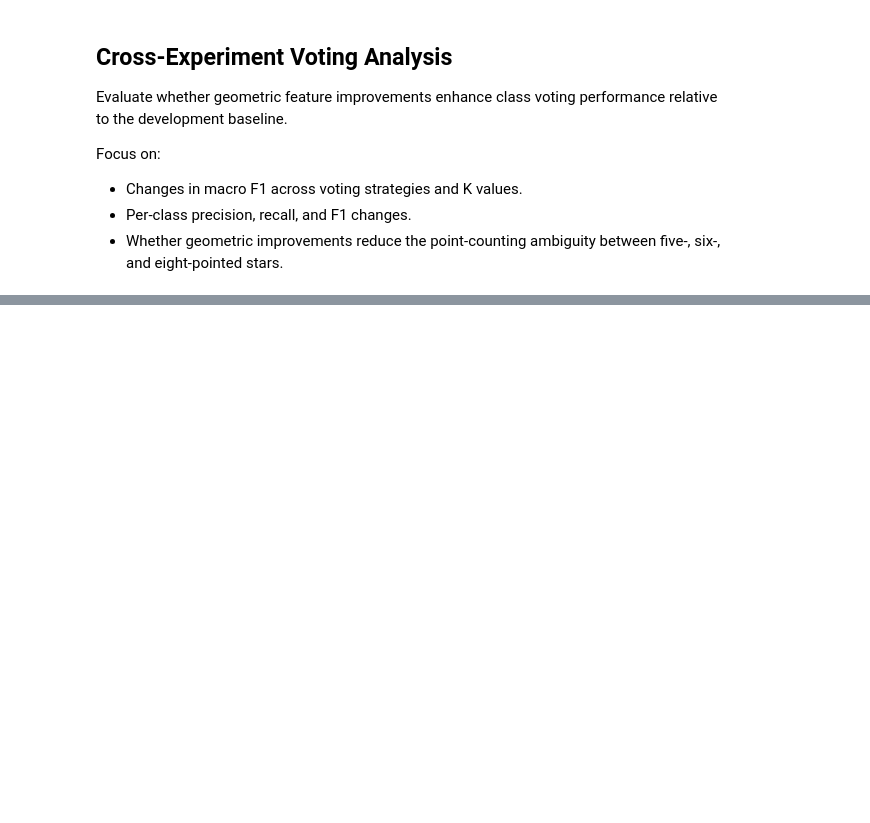
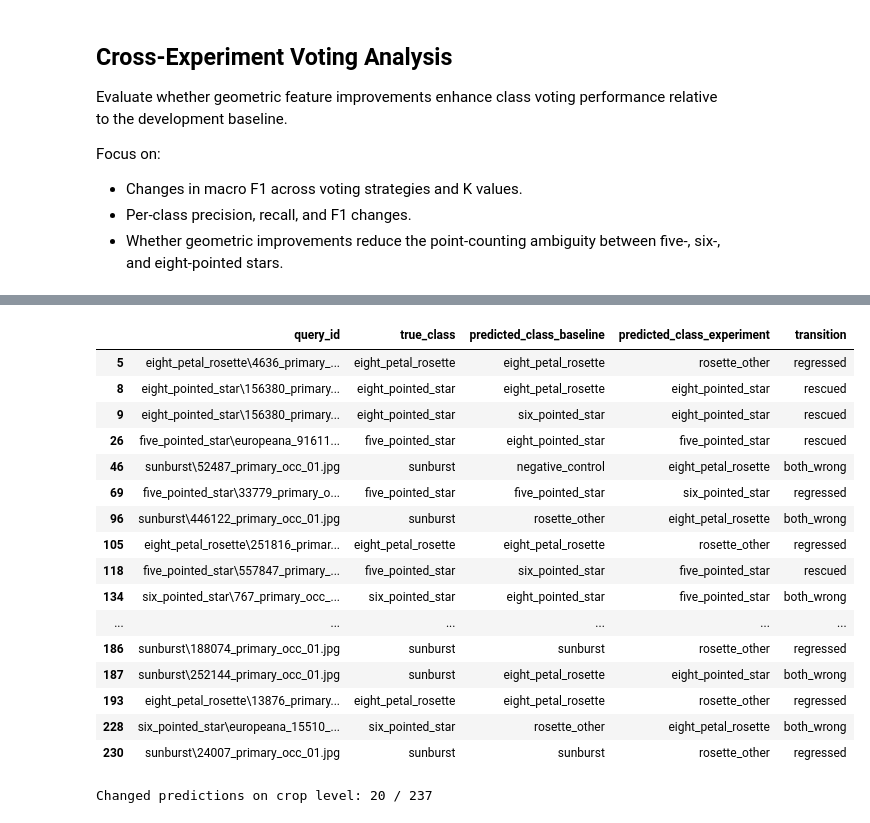
Before and after one commit to AetherMarina/symbolic-detective, a Jupyter notebook: notebooks/v0.2_class_voting_analysis.ipynb, the cells around one changed output, grey strips where cells are left out. Saved outputs shown, nothing was run; the diff lists cells and outputs as text; code cells hidden in the pictures; blank space fills up the shorter version.

```diff
--- a/notebooks/v0.2_class_voting_analysis.ipynb
+++ b/notebooks/v0.2_class_voting_analysis.ipynb
@@ -418,0 +587,34 @@ display(styled_stars)
+# %%
+def load_predictions(path):
+    with path.open(encoding="utf-8") as f:
+        return pd.DataFrame(json.load(f))
+
+base = load_predictions(results_root / "v0.2_dev_baseline/voting_predictions.json")
+experiment = load_predictions(available_paths[selected_experiment].parent / "voting_predictions.json")
+
+print(f"Prediction comparison: baseline vs {selected_experiment}")
+
+# Focus: Hybrid Weighted K=7
+def select_config(df):
+    return df[(df["alpha"] == 0.25) & (df["strategy"] == "weighted") & (df["k"] == 7)].copy()
+
+base = select_config(base)
+experiment = select_config(experiment)
+
+keys = ["query_id", "artifact_id", "fold", "true_class"]
+
+transitions = base.merge(experiment, on=keys, suffixes=("_baseline", f"_experiment"), validate="one_to_one")
+
+assert len(transitions) == 237, "Check missing or duplicated queries."
+assert len(base) == len(experiment) == len(transitions) == 237, ("Missing, duplicated, or mismatched queries.")
+
+transitions["baseline_correct"] = (transitions["predicted_class_baseline"] == transitions["true_class"])
+transitions["experiment_correct"] = (transitions["predicted_class_experiment"] == transitions["true_class"])
+transitions["transition"] = transitions.apply(
+    lambda r:
+        "rescued" if not r.baseline_correct and r.experiment_correct
+        else "regressed" if r.baseline_correct and not r.experiment_correct
+        else "both_correct" if r.baseline_correct and r.experiment_correct
+        else "both_wrong",
+    axis=1,
+)
@@ -418,0 +648,24 @@ display(styled_stars)
+# %%
+changed = transitions[ transitions["predicted_class_baseline"] != transitions["predicted_class_experiment"]]
+
+display(changed[["query_id", "true_class", "predicted_class_baseline", "predicted_class_experiment", "transition"]])
+print(f"Changed predictions on crop level: {len(changed)} / {len(transitions)}")
+# %% [output]
+|  | query_id | true_class | predicted_class_baseline | predicted_class_experiment | transition |
+| 5 | eight_petal_rosette\4636_primary_... | eight_petal_rosette | eight_petal_rosette | rosette_other | regressed |
+| 8 | eight_pointed_star\156380_primary... | eight_pointed_star | eight_petal_rosette | eight_pointed_star | rescued |
+| 9 | eight_pointed_star\156380_primary... | eight_pointed_star | six_pointed_star | eight_pointed_star | rescued |
+| 26 | five_pointed_star\europeana_91611... | five_pointed_star | eight_pointed_star | five_pointed_star | rescued |
+| 46 | sunburst\52487_primary_occ_01.jpg | sunburst | negative_control | eight_petal_rosette | both_wrong |
+| 69 | five_pointed_star\33779_primary_o... | five_pointed_star | five_pointed_star | six_pointed_star | regressed |
+| 96 | sunburst\446122_primary_occ_01.jpg | sunburst | rosette_other | eight_petal_rosette | both_wrong |
+| 105 | eight_petal_rosette\251816_primar... | eight_petal_rosette | eight_petal_rosette | rosette_other | regressed |
+| 118 | five_pointed_star\557847_primary_... | five_pointed_star | six_pointed_star | five_pointed_star | rescued |
+| 134 | six_pointed_star\767_primary_occ_... | six_pointed_star | eight_pointed_star | five_pointed_star | both_wrong |
+| ... | ... | ... | ... | ... | ... |
+| 186 | sunburst\188074_primary_occ_01.jpg | sunburst | sunburst | rosette_other | regressed |
+| 187 | sunburst\252144_primary_occ_01.jpg | sunburst | eight_petal_rosette | eight_pointed_star | both_wrong |
+| 193 | eight_petal_rosette\13876_primary... | eight_petal_rosette | eight_petal_rosette | rosette_other | regressed |
+| 228 | six_pointed_star\europeana_15510_... | six_pointed_star | rosette_other | eight_petal_rosette | both_wrong |
+| 230 | sunburst\24007_primary_occ_01.jpg | sunburst | sunburst | rosette_other | regressed |
+Changed predictions on crop level: 20 / 237
```
Also changed, not shown: parts of 10 cells of this notebook, 18 other files.
